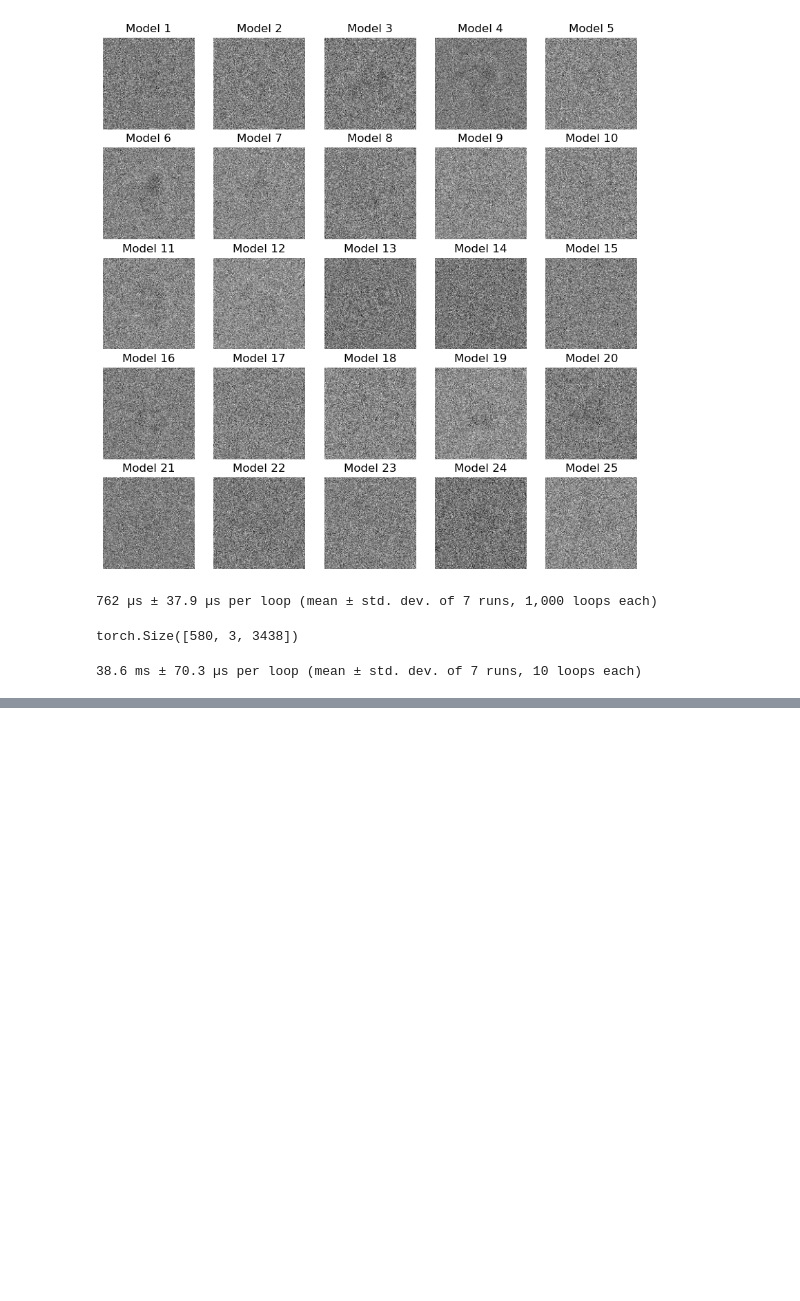
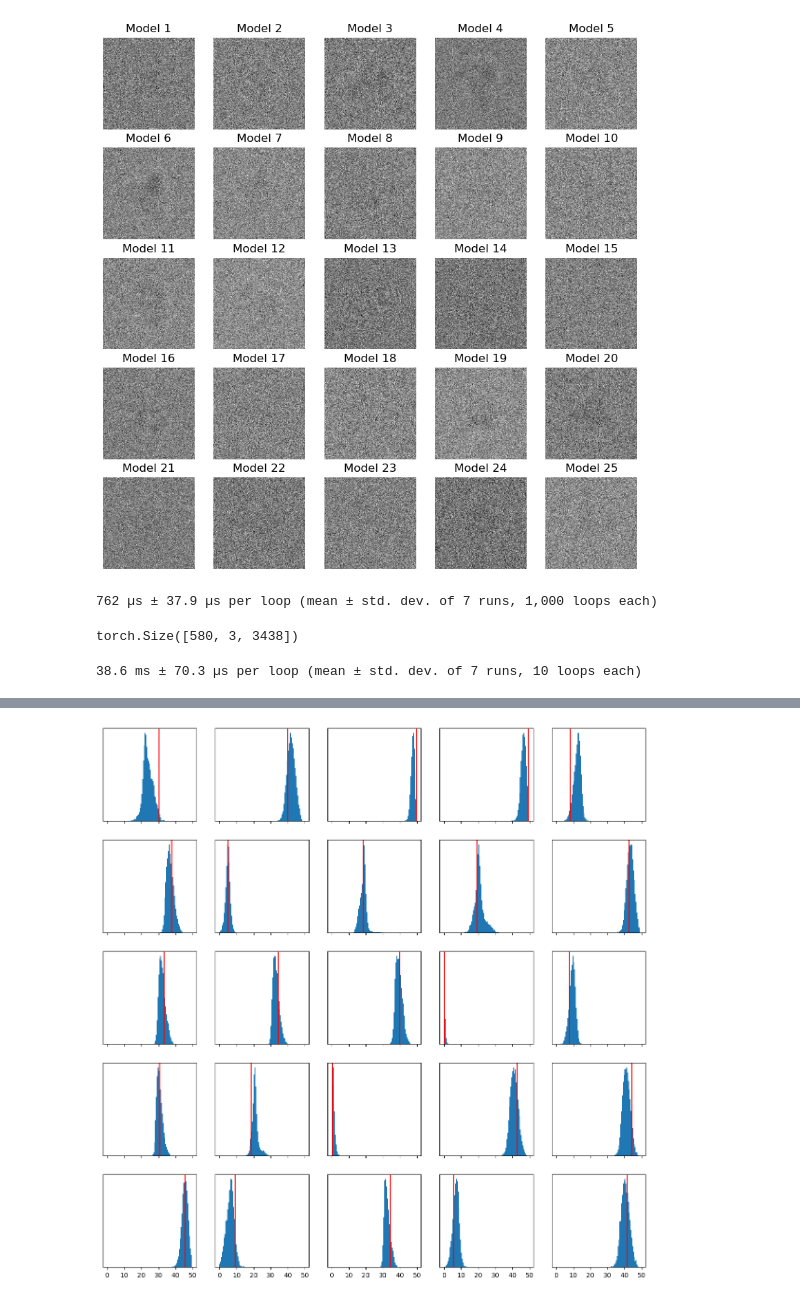
Before and after one commit to flatironinstitute/cryoSBI, a Jupyter notebook: notebooks/Untitled.ipynb, the cells around one changed output, grey strips where cells are left out. Cells and saved outputs as stored; diff of their text form; code cells hidden in the pictures; blank space fills up the shorter version.

```diff
--- a/notebooks/Untitled.ipynb
+++ b/notebooks/Untitled.ipynb
@@ -498,0 +574,23 @@ for i in range(1, 20):
+# %%
+estimator = est_utils.load_estimator(
+    "../../ceph/apoferritin/config_files/resnet18_fft_encoder.json",
+    "../../ceph/apoferritin/outputs/posterior_apo.estimator",
+    device="cuda"
+)
+# %%
+samples = est_utils.sample_posterior(
+    estimator=estimator,
+    images=images,
+    num_samples=10000,
+    batch_size=100,
+    device="cuda",
+)
+# %%
+fig, axes = plt.subplots(5, 5, figsize=(15, 15), sharex=True)
+for i, ax in enumerate(axes.reshape(-1)):
+    ax.hist(samples[:, i], bins=np.arange(0, 50, 0.5))
+    ax.axvline(indices[i], color="red")
+    ax.set_yticks([])
+    ax.set_xticks([0, 10, 20, 30, 40, 50])
+# %% [output]
+[figure, added]
```
Also changed, not shown: parts of 11 cells of this notebook, 2 other files.
